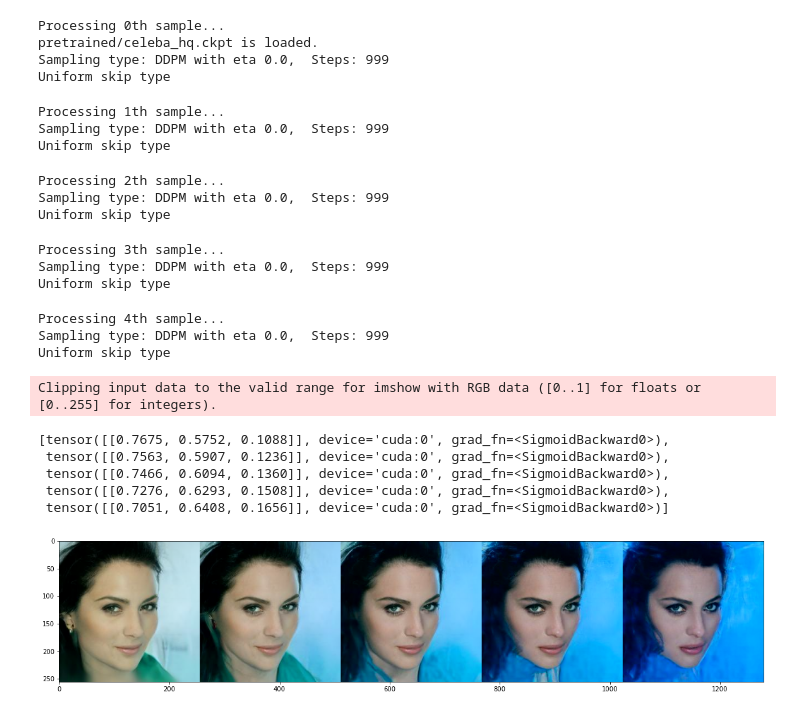
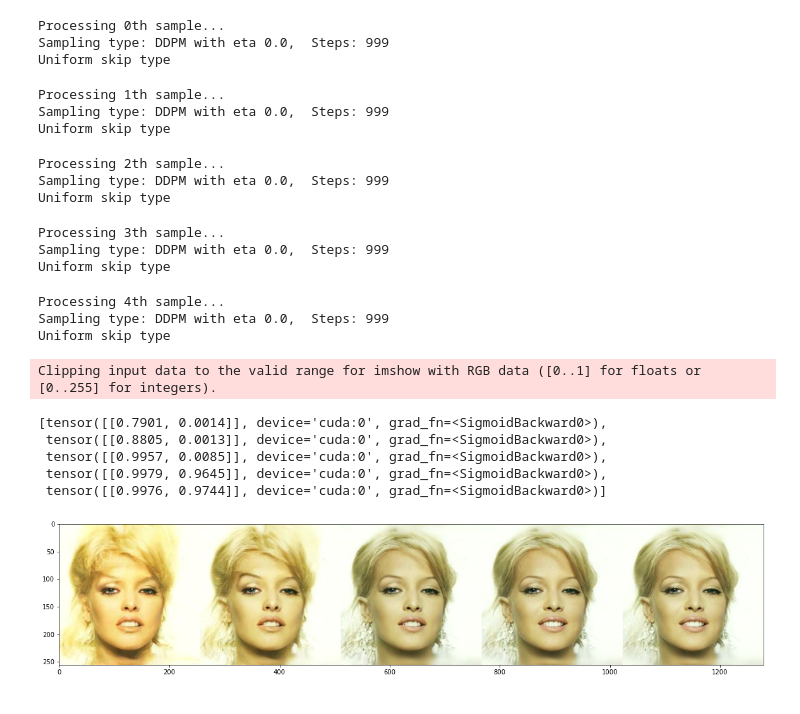
Before and after one commit to Gutianpei/Diffusion-Model-Playgraound, a Jupyter notebook: test.ipynb, the cells around one changed output. Drawn from its saved outputs; the diff is of its cells as text; code cells hidden in the pictures.

```diff
--- a/test.ipynb
+++ b/test.ipynb
@@ -98,26 +98,25 @@ if "data_list" not in locals():
 device = torch.device("cuda")
 config.device = device
 runner = OurDDPM(args, config, device=device)
-runner.load_classifier("checkpoint/attr_classifier_noisy.pt")
+runner.load_classifier("checkpoint/attr_classifier_makeup_smile_30.pt")
 # %%
 
 res_list = []
 # for i, s in enumerate([1, 2, 3, 4, 5]):
-for i, s in enumerate([300, 400, 500, 600, 700]):
+for i, s in enumerate([-200, -100, 0, 100, 200]):
     print(f"Processing {i}th sample...")
 
-    xt = data_list[1]["xt"]
-    noise_traj = torch.tensor(data_list[1]["noise_traj"]).cuda()
+    xt = data_list[3]["xt"]
+    noise_traj = torch.tensor(data_list[3]["noise_traj"]).cuda()
     img = runner.guided_generate_ddpm(xt, var_scheduler, runner.classifier, 1, classifier_scale=s, noise_traj=noise_traj)
 
     res_list.append(img.detach().cpu())
     torch.cuda.empty_cache()
 
-with open("runs/guided/data_gender_1.obj", "wb") as f:
+with open("runs/guided/data_smile_1.obj", "wb") as f:
     pickle.dump(res_list, f)
 # %% [output]
 Processing 0th sample...
-pretrained/celeba_hq.ckpt is loaded.
 Sampling type: DDPM with eta 0.0,  Steps: 999
 Uniform skip type
 Processing 1th sample...
@@ -135,19 +134,19 @@ Uniform skip type
 # %%
 import torch.nn.functional as F
 
-with open("runs/guided/data_gender_1.obj", "rb") as f:
+with open("runs/guided/data_smile_1.obj", "rb") as f:
     results = pickle.load(f)
 fuse_and_display(results)
 classifier_score = []
 for each in results:
     t = (torch.ones(1) * 0).cuda()
     classifier_score.append(F.sigmoid(runner.classifier(each.cuda(), t)[:]))
 classifier_score
 # %% [output]
 Clipping input data to the valid range for imshow with RGB data ([0..1] for floats or [0..255] for integers).
-[tensor([[0.7675, 0.5752, 0.1088]], device='cuda:0', grad_fn=<SigmoidBackward0>),
- tensor([[0.7563, 0.5907, 0.1236]], device='cuda:0', grad_fn=<SigmoidBackward0>),
- tensor([[0.7466, 0.6094, 0.1360]], device='cuda:0', grad_fn=<SigmoidBackward0>),
- tensor([[0.7276, 0.6293, 0.1508]], device='cuda:0', grad_fn=<SigmoidBackward0>),
- tensor([[0.7051, 0.6408, 0.1656]], device='cuda:0', grad_fn=<SigmoidBackward0>)]
+[tensor([[0.7901, 0.0014]], device='cuda:0', grad_fn=<SigmoidBackward0>),
+ tensor([[0.8805, 0.0013]], device='cuda:0', grad_fn=<SigmoidBackward0>),
+ tensor([[0.9957, 0.0085]], device='cuda:0', grad_fn=<SigmoidBackward0>),
+ tensor([[0.9979, 0.9645]], device='cuda:0', grad_fn=<SigmoidBackward0>),
+ tensor([[0.9976, 0.9744]], device='cuda:0', grad_fn=<SigmoidBackward0>)]
-[figure, old version]
+[figure, new version]
```
Also changed, not shown: parts of 4 cells of this notebook, 6 other files.
